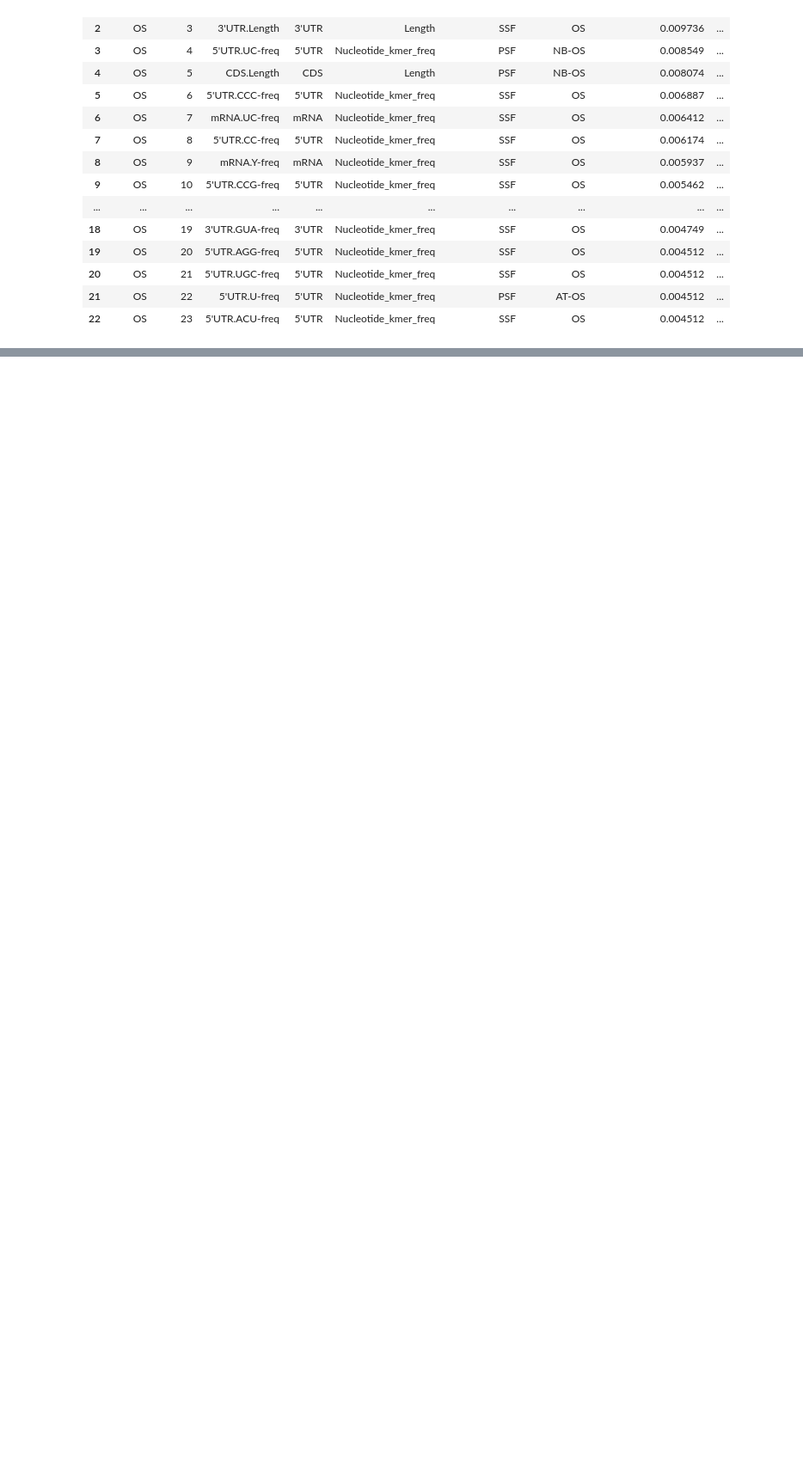
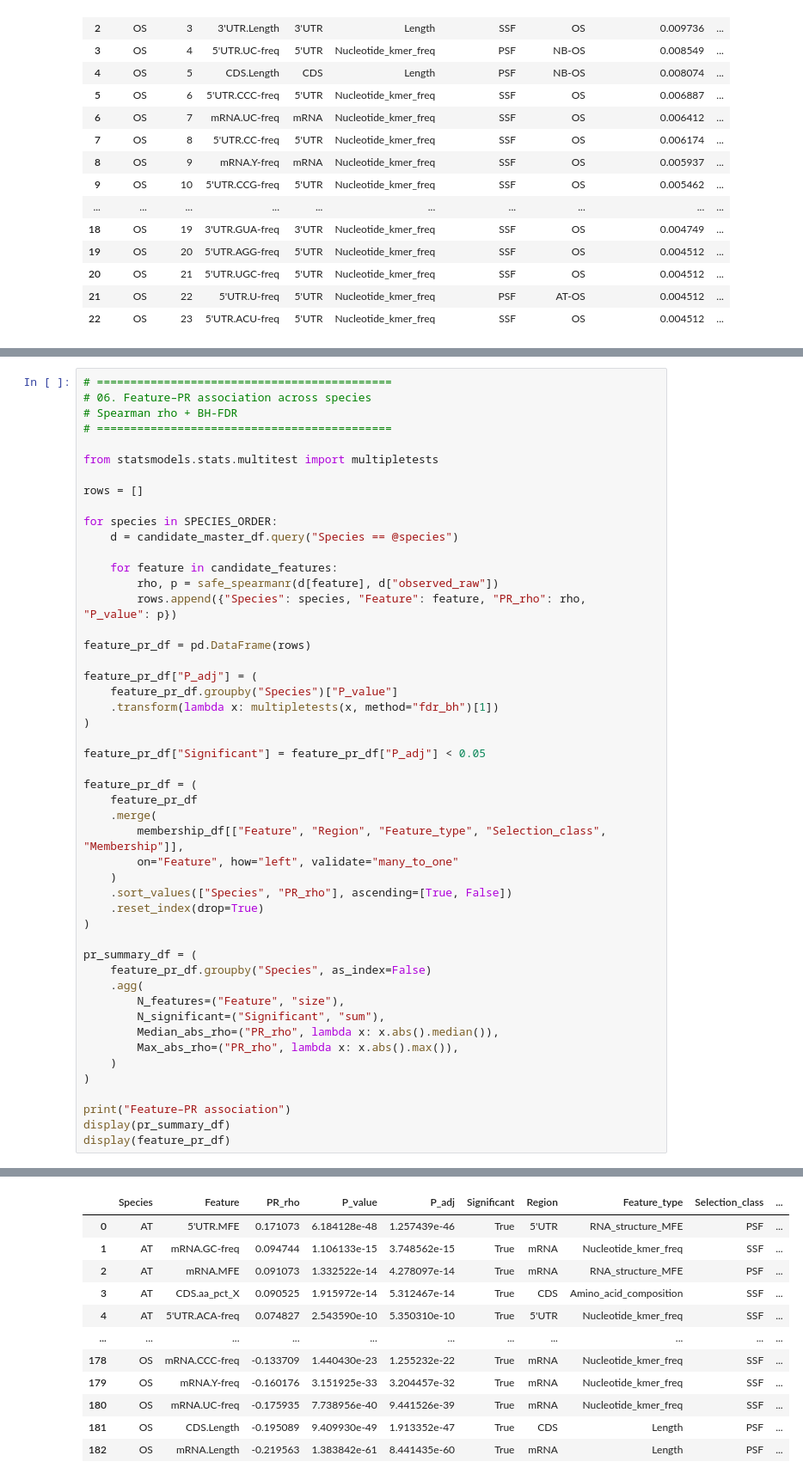
Before and after one commit to ih-11/regression, a Jupyter notebook: notebooks/notebook5.ipynb, the cells around one changed output, grey strips where cells are left out. Shown at 86% size. Drawn from its saved outputs; the diff is of its cells as text; blank space fills up the shorter version.

```diff
--- a/notebooks/notebook5.ipynb
+++ b/notebooks/notebook5.ipynb
@@ -877,0 +916,50 @@ OS: n = 23
+# %%
+# ============================================
+# 06. Feature–PR association across species
+# Spearman rho + BH-FDR
+# ============================================
+
+from statsmodels.stats.multitest import multipletests
+
+rows = []
+
+for species in SPECIES_ORDER:
+    d = candidate_master_df.query("Species == @species")
+
+    for feature in candidate_features:
+        rho, p = safe_spearmanr(d[feature], d["observed_raw"])
+        rows.append({"Species": species, "Feature": feature, "PR_rho": rho, "P_value": p})
+
+feature_pr_df = pd.DataFrame(rows)
+
+feature_pr_df["P_adj"] = (
+    feature_pr_df.groupby("Species")["P_value"]
+    .transform(lambda x: multipletests(x, method="fdr_bh")[1])
+)
+
+feature_pr_df["Significant"] = feature_pr_df["P_adj"] < 0.05
+
+feature_pr_df = (
+    feature_pr_df
+    .merge(
+        membership_df[["Feature", "Region", "Feature_type", "Selection_class", "Membership"]],
+        on="Feature", how="left", validate="many_to_one"
+    )
+    .sort_values(["Species", "PR_rho"], ascending=[True, False])
+    .reset_index(drop=True)
+)
+
+pr_summary_df = (
+    feature_pr_df.groupby("Species", as_index=False)
+    .agg(
+        N_features=("Feature", "size"),
+        N_significant=("Significant", "sum"),
+        Median_abs_rho=("PR_rho", lambda x: x.abs().median()),
+        Max_abs_rho=("PR_rho", lambda x: x.abs().max()),
+    )
+)
+
+print("Feature–PR association")
+display(pr_summary_df)
+display(feature_pr_df)
+# %% [output]
@@ -877,0 +971,12 @@ OS: n = 23
+|  | Species | Feature | PR_rho | P_value | P_adj | Significant | Region | Feature_type | Selection_class | ... |
+| 0 | AT | 5'UTR.MFE | 0.171073 | 6.184128e-48 | 1.257439e-46 | True | 5'UTR | RNA_structure_MFE | PSF | ... |
+| 1 | AT | mRNA.GC-freq | 0.094744 | 1.106133e-15 | 3.748562e-15 | True | mRNA | Nucleotide_kmer_freq | SSF | ... |
+| 2 | AT | mRNA.MFE | 0.091073 | 1.332522e-14 | 4.278097e-14 | True | mRNA | RNA_structure_MFE | PSF | ... |
+| 3 | AT | CDS.aa_pct_X | 0.090525 | 1.915972e-14 | 5.312467e-14 | True | CDS | Amino_acid_composition | SSF | ... |
+| 4 | AT | 5'UTR.ACA-freq | 0.074827 | 2.543590e-10 | 5.350310e-10 | True | 5'UTR | Nucleotide_kmer_freq | SSF | ... |
+| ... | ... | ... | ... | ... | ... | ... | ... | ... | ... | ... |
+| 178 | OS | mRNA.CCC-freq | -0.133709 | 1.440430e-23 | 1.255232e-22 | True | mRNA | Nucleotide_kmer_freq | SSF | ... |
+| 179 | OS | mRNA.Y-freq | -0.160176 | 3.151925e-33 | 3.204457e-32 | True | mRNA | Nucleotide_kmer_freq | SSF | ... |
+| 180 | OS | mRNA.UC-freq | -0.175935 | 7.738956e-40 | 9.441526e-39 | True | mRNA | Nucleotide_kmer_freq | SSF | ... |
+| 181 | OS | CDS.Length | -0.195089 | 9.409930e-49 | 1.913352e-47 | True | CDS | Length | PSF | ... |
+| 182 | OS | mRNA.Length | -0.219563 | 1.383842e-61 | 8.441435e-60 | True | mRNA | Length | PSF | ... |
```
Also changed, not shown: parts of 5 cells of this notebook.
